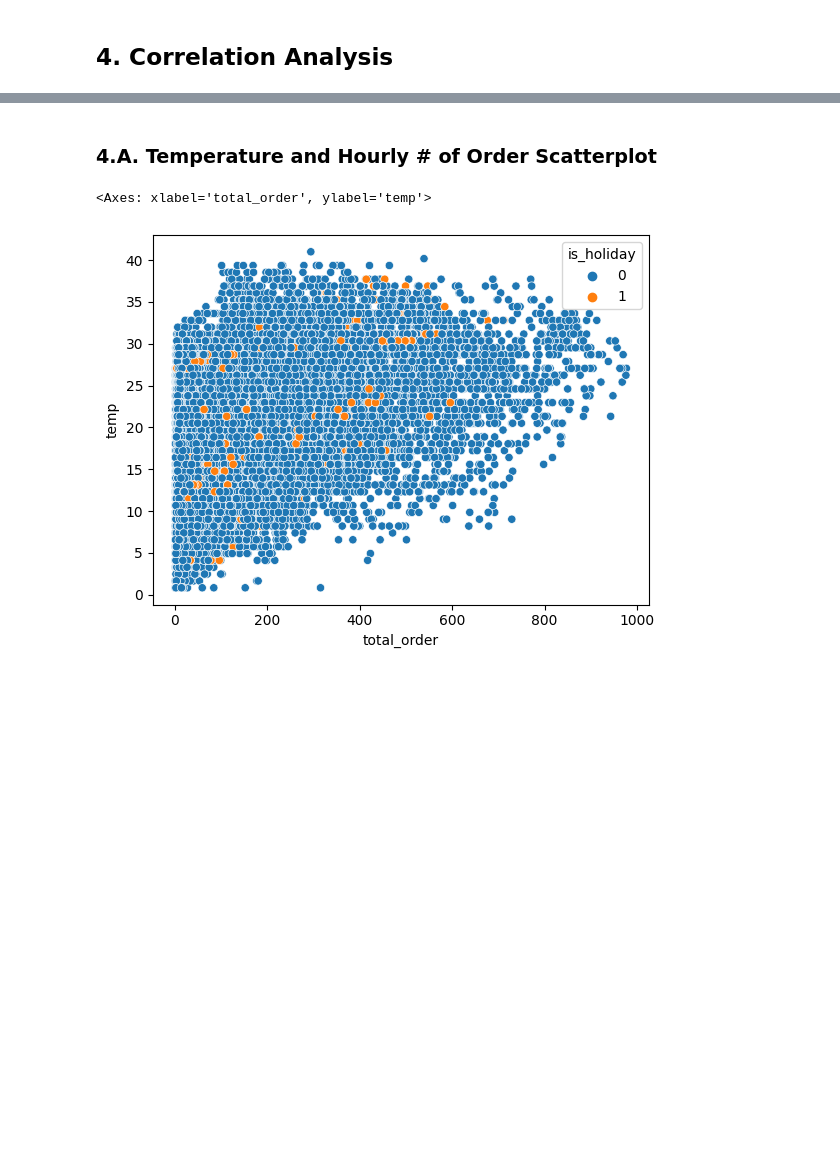
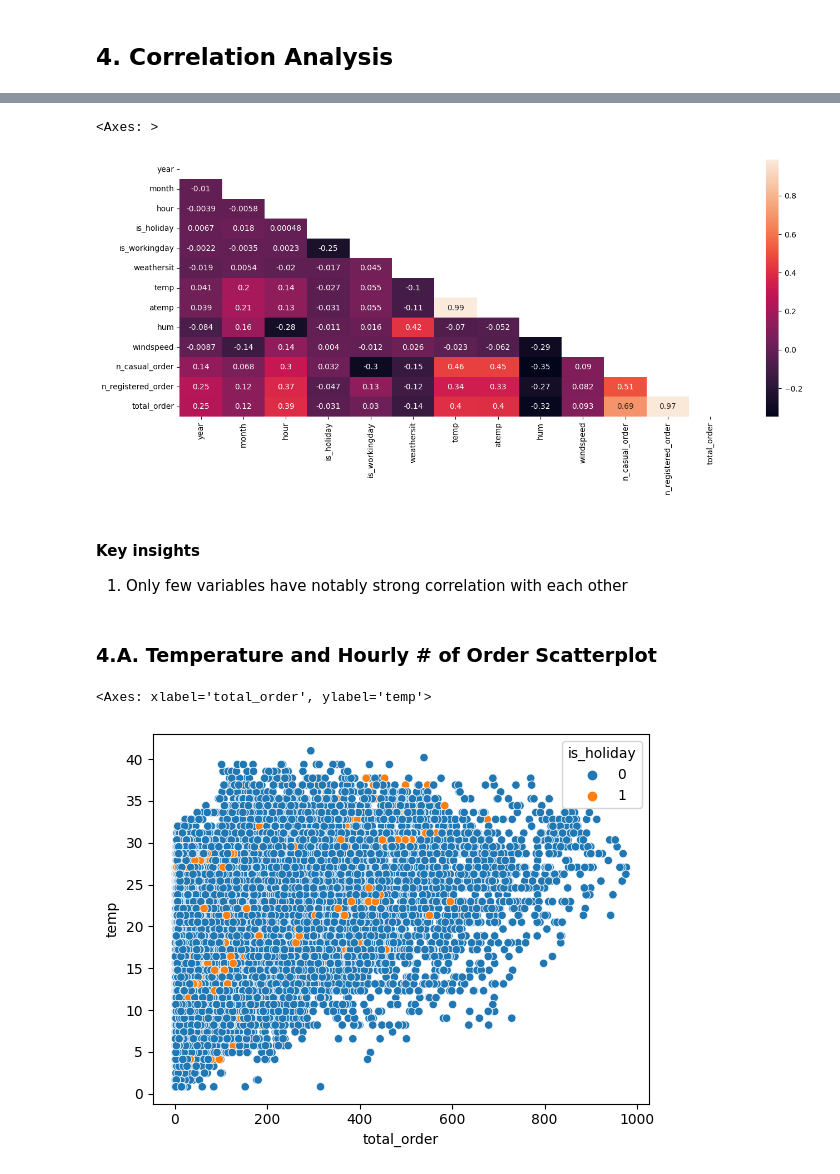
Before and after one commit to bagusfarisa/bike-sharing-demand-probability-analysis, a Jupyter notebook: bikesharing.ipynb, the cells around one changed output, grey strips where cells are left out. Saved outputs shown, nothing was run; the diff lists cells and outputs as text; code cells hidden in the pictures; blank space fills up the shorter version.

```diff
--- a/bikesharing.ipynb
+++ b/bikesharing.ipynb
@@ -27,6 +27,7 @@ from scipy.stats import expon
 1. Load the 'dataset.csv'
 # %%
 df = pd.read_csv('dataset.csv')
+df = df.drop(labels=['norm_temp', 'norm_atemp', 'norm_hum','norm_windspeed'],axis=1)
 # %% [markdown]
 2. See the df to make sure the imported data is correct.
 # %%
@@ -609,3 +683,14 @@ df.head()
+# %%
+# Visualize the correlations as heatmap
+plt.figure(figsize=(16, 6)) # Increase the size
+mask = np.triu(np.ones_like(df.corr(), dtype=bool))
+sns.heatmap(df.corr(), annot=True, mask=mask) # Show annotation and mask the upper
+# %% [output]
+<Axes: >
+[figure, added]
+# %% [markdown]
+#### Key insights
+1. Only few variables have notably strong correlation with each other
 # %% [markdown]
 ### 4.A. Temperature and Hourly # of Order Scatterplot
 # %%
```
Also changed, not shown: parts of 11 cells of this notebook.
